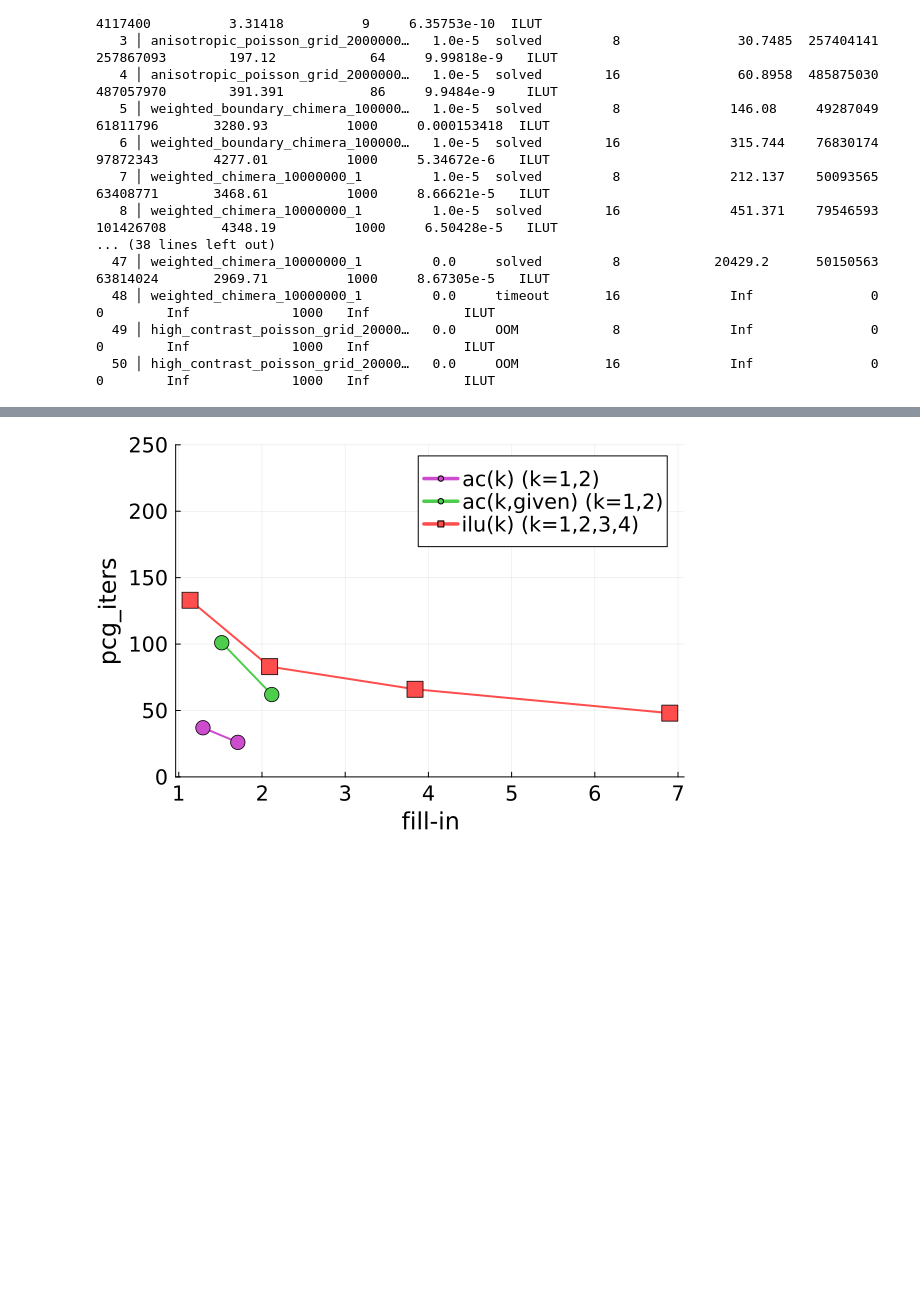
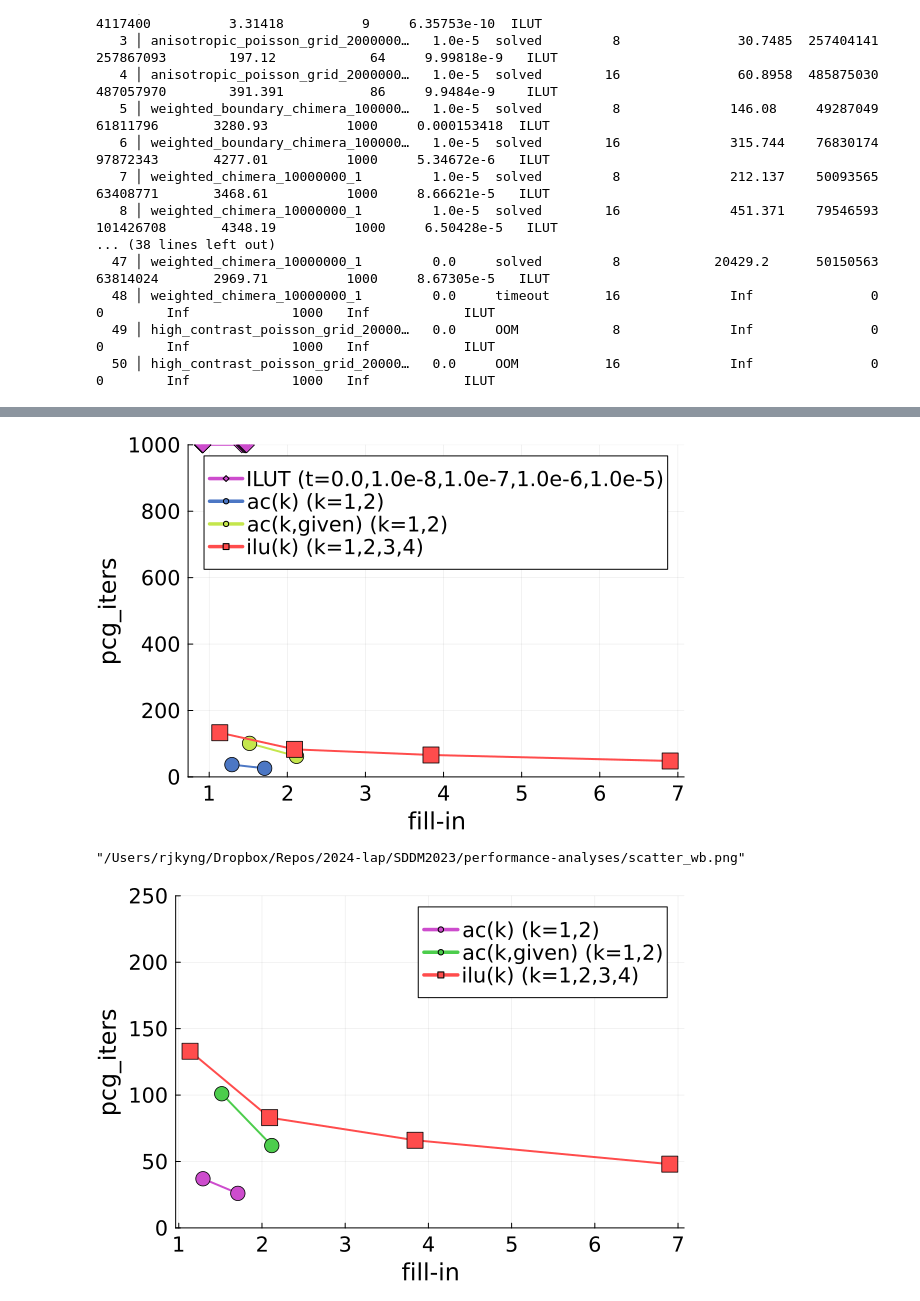
Before and after one commit to rjkyng/SDDM2023, a Jupyter notebook: performance-analyses/2025-03-25_fill-in.ipynb, the cells around one changed output, grey strips where cells are left out. Drawn from its saved outputs; the diff is of its cells as text; code cells hidden in the pictures; blank space fills up the shorter version.

```diff
--- a/performance-analyses/2025-03-25_fill-in.ipynb
+++ b/performance-analyses/2025-03-25_fill-in.ipynb
@@ -273,9 +273,15 @@ Tin = df0
 Tiluk = df1
 Tack = df2
 TackGiven = df3
+Tilut = df4
+
+
+noParamtData = vcat(Tiluk, Tack, TackGiven)
+noParamtData[!, :t_param] = fill("N/A", nrow(noParamtData))
+
 
 # 1. Concatenate Tiluk and Tack vertically, then join with Tin on "name"
-T = innerjoin(Tin, vcat(Tiluk, Tack, TackGiven), on = :name)
+T = innerjoin(Tin, vcat(noParamtData, Tilut), on = :name)
 
 # 2. Print a summary of the joined DataFrame (rough equivalent to T.glimpse())
 println("DataFrame Summary:")
@@ -283,7 +289,7 @@ describe(T)
 println()
 
 # 3. Select only the desired columns
-T = select(T, [:name, :n, :nnz, :method, :k_param, :status, :nnz_lo, :nnz_hi, :pcg_iters, :relative_error])
+T = select(T, [:name, :n, :nnz, :method, :k_param, :t_param, :status, :nnz_lo, :nnz_hi, :pcg_iters, :relative_error])
 
 # 4. Create a new column "fillin" computed as nnz_lo divided by nnz (elementwise)
 T.fillin = T.nnz_lo ./ T.nnz
@@ -314 +341,56 @@ DataFrame Summary:
+# %%
+# 1.  Keep only the matrix you want
+Twb = filter(row -> row.name == "weighted_boundary_chimera_10000000_1", T)
+
+# 2.  Turn every ilut-row into one of two new methods
+#     (all other rows keep their original :method value)
+transform!(
+    Twb,
+    [:method, :k_param] => ByRow() do m, k
+        m == "ilut" ? "ILUT(t,k=$(k))" : m
+    end => :method)                       # overwrite the :method column in-place
+
+# 3.  ONE colour / line / legend entry per (re-labelled) method
+method_groups = groupby(Twb, :method)     # <── now three groups in your sample:
+                                          #     ac(k) | ILUT(t,k=8) | ILUT(t,k=16)
+
+cols = palette(:lightrainbow, length(method_groups))
+
+plt  = plot(xlabel  = "fill-in",
+            ylabel  = "pcg_iters",
+            xguidefont = font(16),
+            yguidefont = font(16),
+            legendfontsize = 14,
+            tickfont = font(14),
+            ylims   = (0, 1000))
+
+for (i, subdf) in enumerate(method_groups)
+    subdf = sort(subdf, :fillin)          # left-to-right line
+
+    # decide which parameter we list in the legend ------------------
+    if startswith(subdf.method[1], "ILUT")
+        pvals = sort(unique(subdf.t_param))         # the t’s that appear
+        label = "$(subdf.method[1]) (t=$(join(pvals, ',')))"
+    else
+        pvals = sort(unique(subdf.k_param))         # ordinary k’s
+        label = "$(subdf.method[1]) (k=$(join(pvals, ',')))"
+    end
+
+    # marker style (reuse whatever logic you like) ------------------
+    mshape =    startswith(subdf.method[1], "ILUT") ? :diamond :
+               (subdf.method[1] == "ilu(k)"         ? :square  : :circle)
+
+    plot!(plt, subdf.fillin, subdf.pcg_iters;
+          marker     = (mshape, 8),
+          color      = cols[i],
+          linewidth  = 2,
+          linestyle  = :solid,
+          label      = label)
+end
+
+display(plt)
+savefig(plt, "scatter_wb.png")
+# %% [output]
+[figure, added]
+"/Users/rjkyng/Dropbox/Repos/2024-lap/SDDM2023/performance-analyses/scatter_wb.png"
 # %%
```
Also changed, not shown: parts of 5 cells of this notebook, 1 other file.
